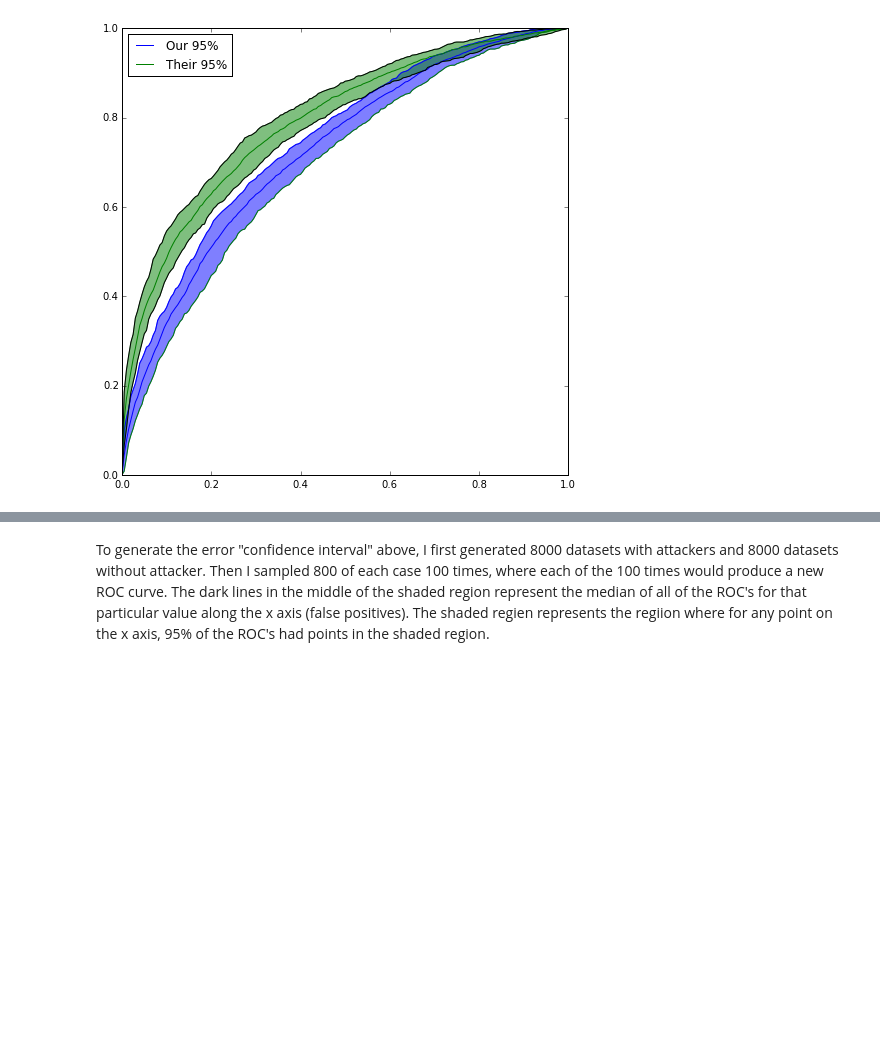
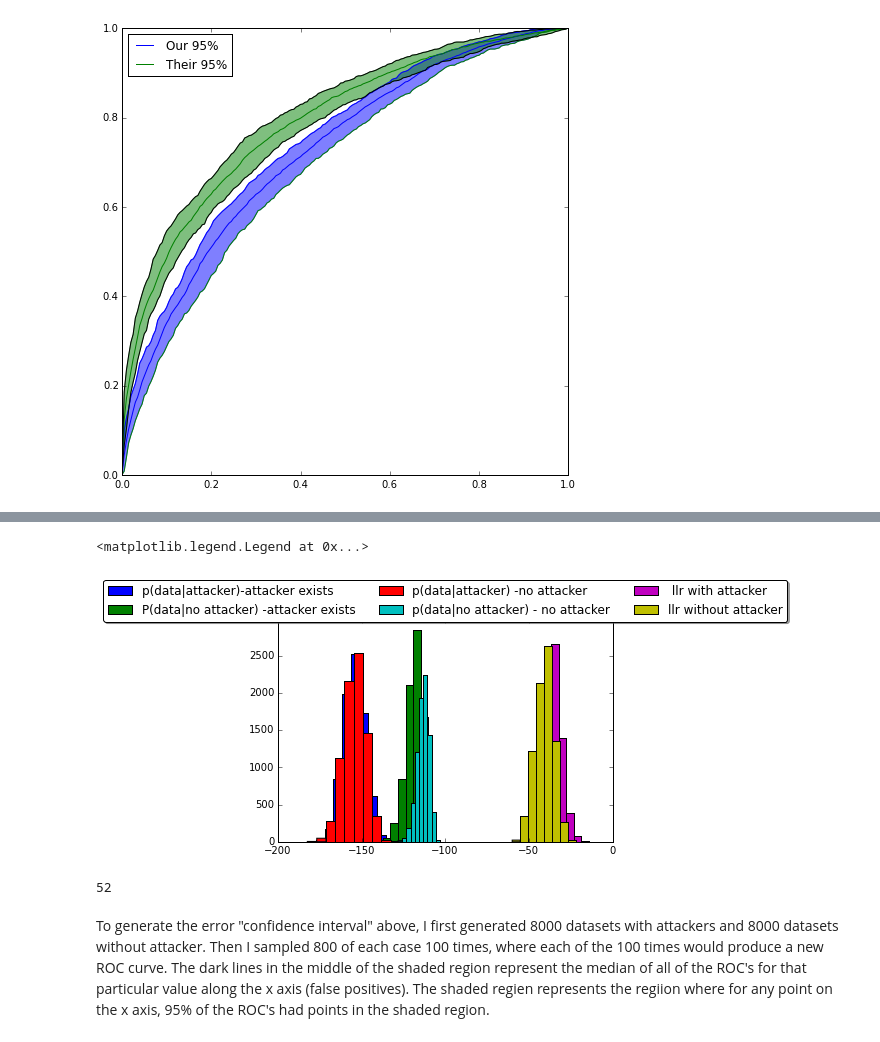
Before and after one commit to j-grana6/SFT-Nets, a Jupyter notebook: python/roc_4_8_14_2.ipynb, the cells around one changed output, grey strips where cells are left out. Drawn from its saved outputs; the diff is of its cells as text; code cells hidden in the pictures; blank space fills up the shorter version.

```diff
--- a/python/roc_4_8_14_2.ipynb
+++ b/python/roc_4_8_14_2.ipynb
@@ -481,3 +517,19 @@ plt.fill_between(np.arange(0,1,.005), upper, lower, alpha=.5, color='green')
+# %%
+plt.hist(pos_5[:,0], label = 'p(data|attacker)-attacker exists')
+plt.hist(pos_5[:,1], label = 'P(data|no attacker) -attacker exists')
+plt.hist(neg_5[:,0], label = 'p(data|attacker) -no attacker')
+plt.hist(neg_5[:,1], label = 'p(data|no attacker) - no attacker')
+plt.hist(pos_5[:,0] - pos_5[:,1], label=' llr with attacker')
+plt.hist(neg_5[:,0] - neg_5[:,1], label = 'llr without attacker')
+plt.legend(loc='upper center', bbox_to_anchor=(0.5, 1.2),
+          ncol=3, fancybox=True, shadow=True)
+# %% [output]
+<matplotlib.legend.Legend at 0x...>
+[figure, added]
+# %%
+np.sum(neg[:,0] - neg[:,1] > -25)
+# %% [output]
+52
 # %% [markdown]
 To generate the error "confidence interval" above, I first generated 8000 datasets with attackers and 8000 datasets without attacker.  Then I sampled 800 of each case 100 times, where each of the 100 times would produce a new ROC curve.  The dark lines in the middle of the shaded region represent the median of all of the ROC's for that particular value along the x axis (false positives).  The shaded regien represents the regiion where for any point on the x axis, 95% of the ROC's had points in the shaded region.
 # %% [markdown]
```
Also changed, not shown: parts of 5 cells of this notebook, 1 other file.
